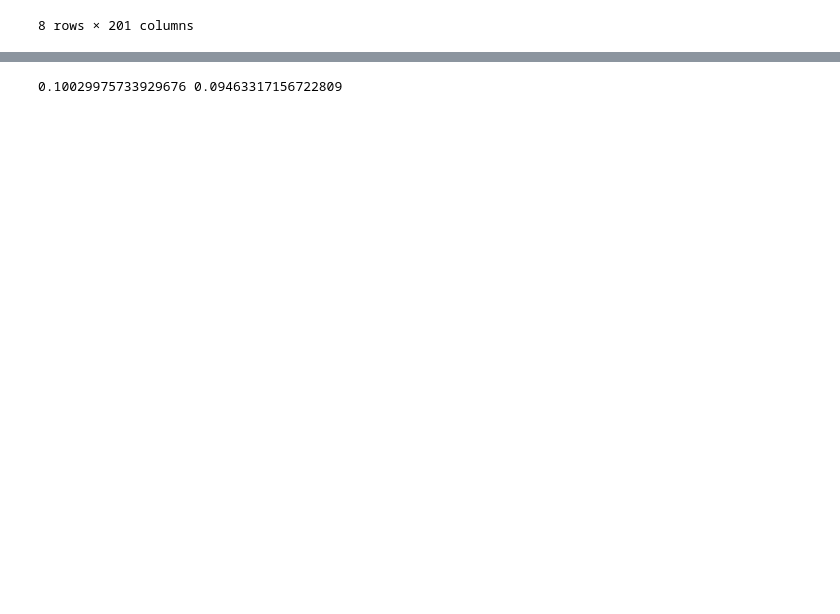
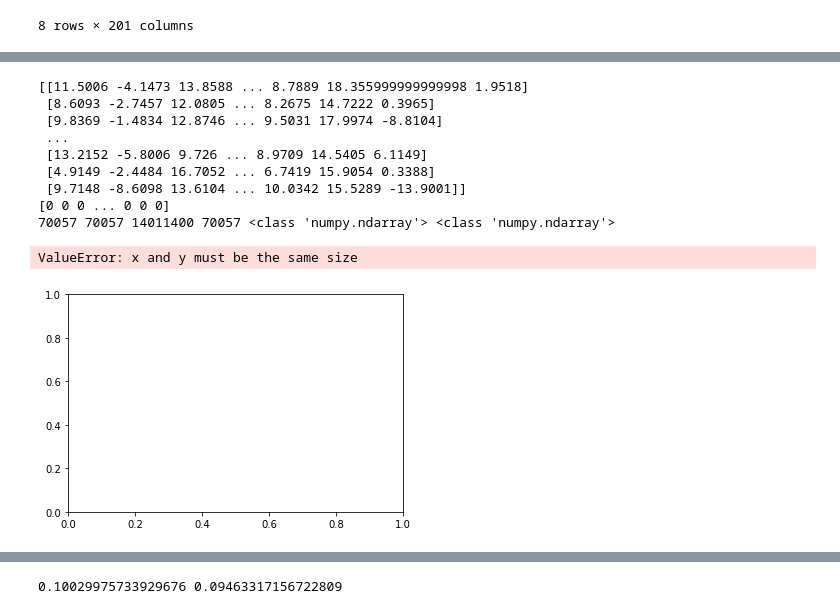
Before and after one commit to nummer1/TDT05, a Jupyter notebook: Exploration.ipynb, the cells around one changed output, grey strips where cells are left out. Saved outputs shown, nothing was run; the diff lists cells and outputs as text; code cells hidden in the pictures; blank space fills up the shorter version.

```diff
--- a/Exploration.ipynb
+++ b/Exploration.ipynb
@@ -55,2 +87,19 @@ Y = Y.astype('int')
+# %%
+print(X)
+print(Y)
+print(len(X), len(Y), X.size, Y.size, type(X), type(Y))
+plt.scatter(range(len(X)), X, c=Y)
+# %% [output]
+[[11.5006 -4.1473 13.8588 ... 8.7889 18.355999999999998 1.9518]
+ [8.6093 -2.7457 12.0805 ... 8.2675 14.7222 0.3965]
+ [9.8369 -1.4834 12.8746 ... 9.5031 17.9974 -8.8104]
+ ...
+ [13.2152 -5.8006 9.726 ... 8.9709 14.5405 6.1149]
+ [4.9149 -2.4484 16.7052 ... 6.7419 15.9054 0.3388]
+ [9.7148 -8.6098 13.6104 ... 10.0342 15.5289 -13.9001]]
+[0 0 0 ... 0 0 0]
+70057 70057 14011400 70057 <class 'numpy.ndarray'> <class 'numpy.ndarray'>
+ValueError: x and y must be the same size
+[figure, added]
 # %%
 x_train, x_val, y_train, y_val = train_test_split(X, Y, test_size=0.10, random_state=42)
```
Also changed, not shown: parts of 12 cells of this notebook.
